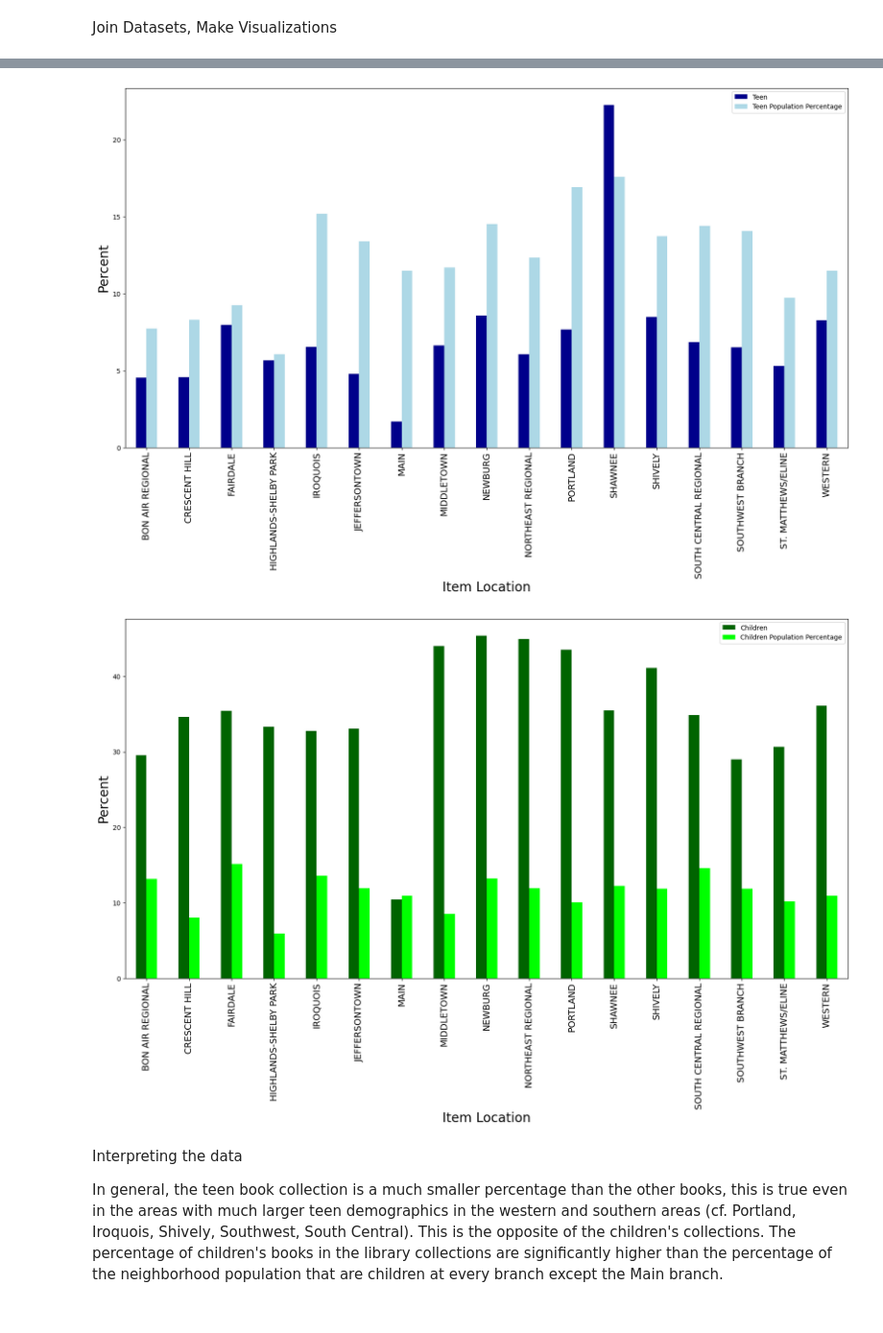
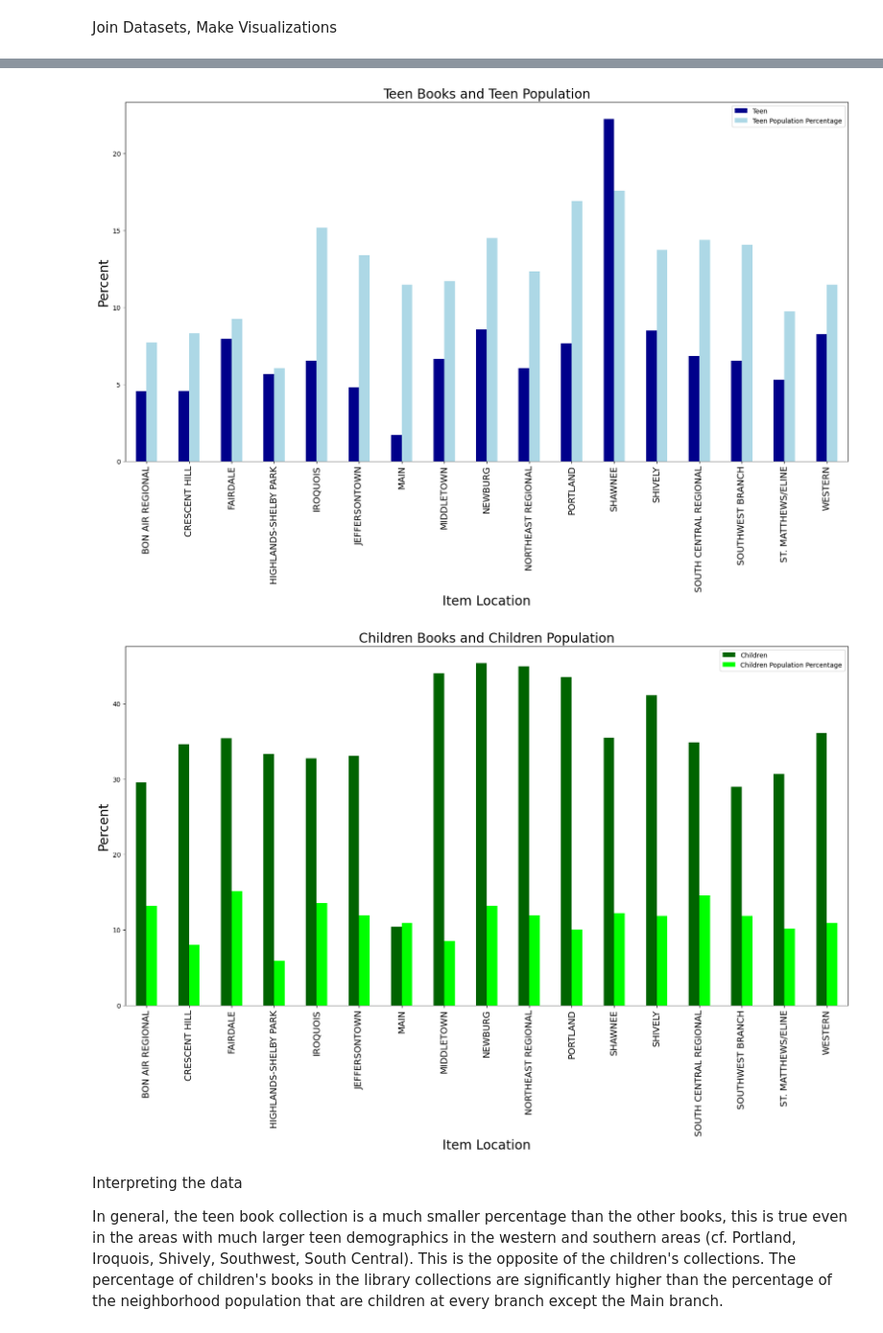
Before and after one commit to NicholasJCampbell/library_comparisons, a Jupyter notebook: Library_Comparisons.ipynb, the cells around one changed output, grey strips where cells are left out. Shown: that part at 96% size. Cells and saved outputs as stored; diff of their text form; code cells hidden in the pictures.

```diff
--- a/Library_Comparisons.ipynb
+++ b/Library_Comparisons.ipynb
@@ -985,20 +986,22 @@ plt.xticks(ticks=joined_reordered.index, labels=joined_reordered['ItemLocation']
 plt.legend(bbox_to_anchor=(1.0, 1.0))
 plt.xlabel('Item Location', size = 20)
 plt.ylabel('Percent', size = 20)
+plt.title('Teen Books and Teen Population', size = 20)
 plt.show()
 # %% [output]
-[figure, old version]
+[figure, new version]
 # %%
 # More detailed bar chart showing children books and population only
 colors = ['darkgreen', 'lime']
 joined_reordered[['Children', 'Children Population Percentage']].plot(kind="bar", color=colors, figsize=(20, 10))
 plt.xticks(ticks=joined_reordered.index, labels=joined_reordered['ItemLocation'], size = 14)
 plt.legend(bbox_to_anchor=(1.0, 1.0))
 plt.xlabel('Item Location', size = 20)
 plt.ylabel('Percent', size = 20)
+plt.title('Children Books and Children Population', size = 20)
 plt.show()
 # %% [output]
-[figure, old version]
+[figure, new version]
 # %% [markdown]
 Interpreting the data
 
```
Also changed, not shown: parts of 2 cells of this notebook, 6 other files.
